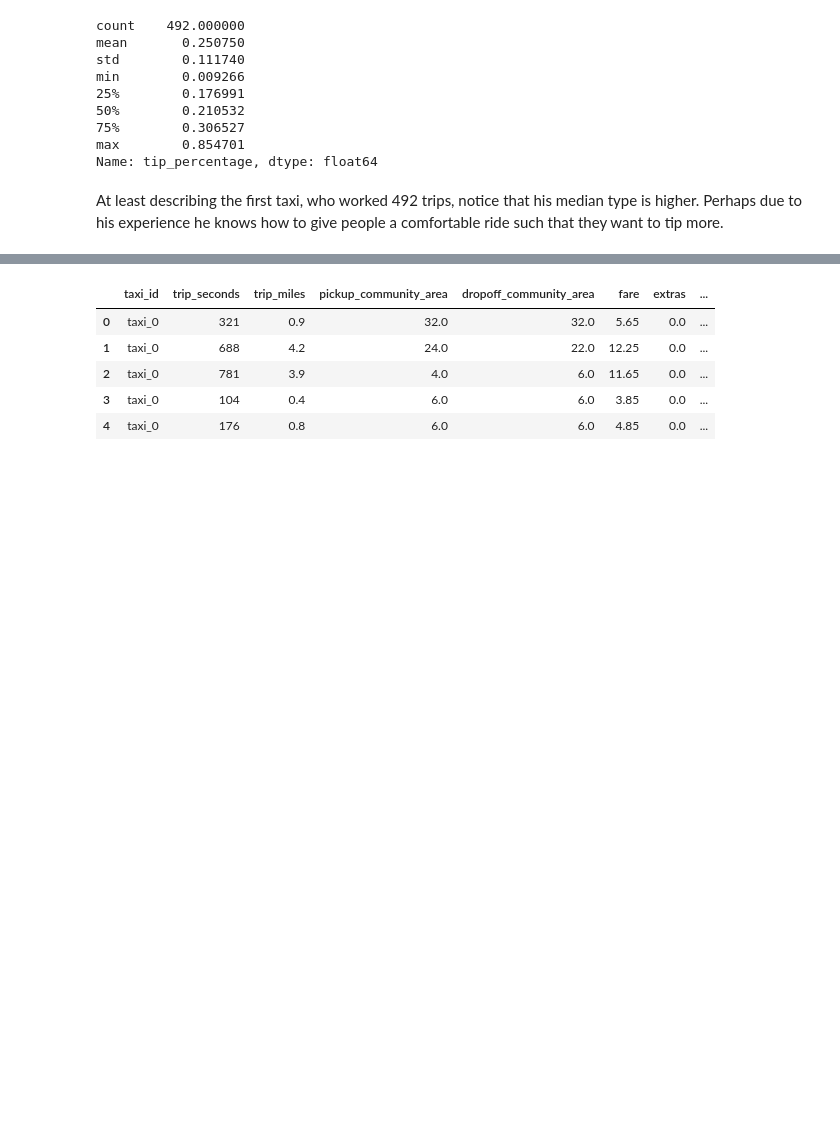
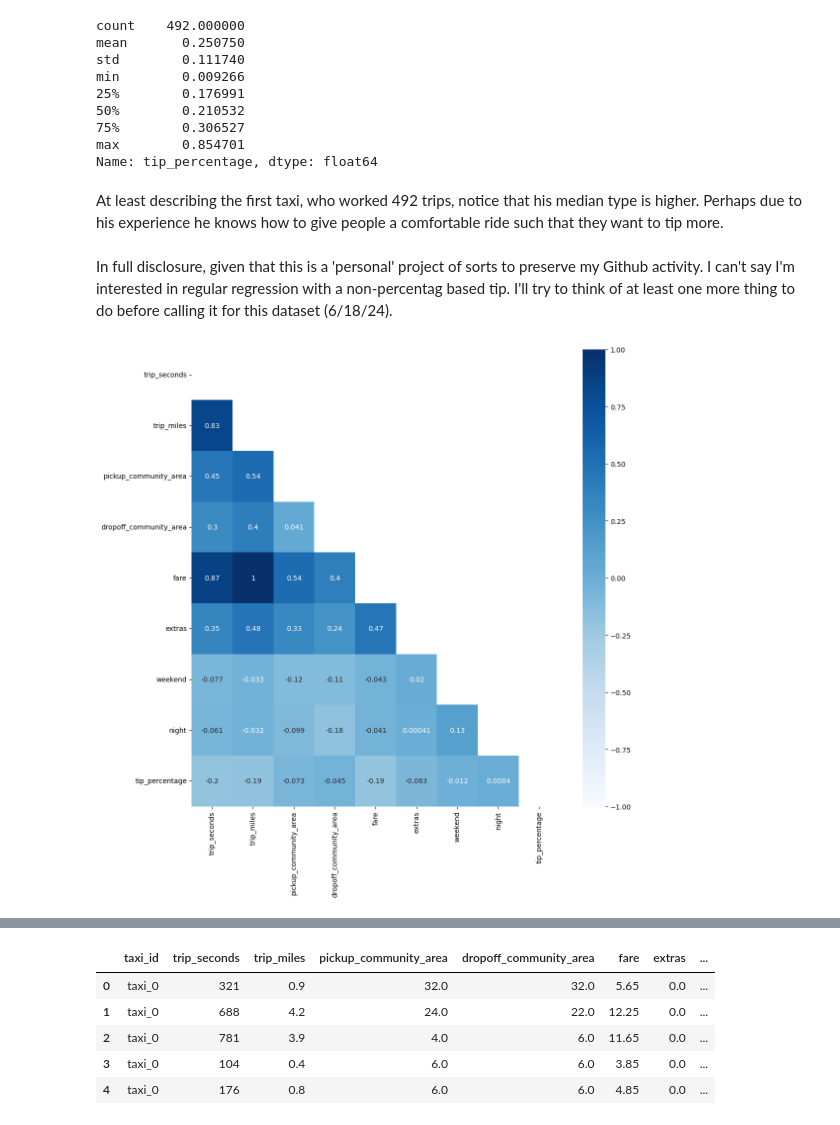
Before and after one commit to bwolff26/tipping_trouble, a Jupyter notebook: code/cedam_ii.ipynb, the cells around one changed output, grey strips where cells are left out. Cells and saved outputs as stored; diff of their text form; code cells hidden in the pictures; blank space fills up the shorter version.

Commit message:
Final expected push. At least re. taxis x percentage.

```diff
--- a/code/cedam_ii.ipynb
+++ b/code/cedam_ii.ipynb
@@ -371,3 +374,15 @@ max        0.854701
 Name: tip_percentage, dtype: float64
 # %% [markdown]
 At least describing the first taxi, who worked 492 trips, notice that his median type is higher. Perhaps due to his experience he knows how to give people a comfortable ride such that they want to tip more.
+# %% [markdown]
+In full disclosure, given that this is a 'personal' project of sorts to preserve my Github activity. I can't say I'm interested in regular regression with a non-percentag based tip. I'll try to think of at least one more thing to do before calling it for this dataset (6/18/24).
+# %%
+#Yeah, guess we'll do some more 'basic' things such as this:
+
+plt.figure(figsize=(12, 12)) #
+corr = df.corr(numeric_only=True)
+mask = np.zeros_like(corr)
+mask[np.triu_indices_from(mask)] = True
+sns.heatmap(corr, mask = mask, annot=True, vmin = -1, vmax = 1, cmap='Blues');
+# %% [output]
+[figure, added]
```
Also changed, not shown: parts of 6 cells of this notebook, 1 other file.
